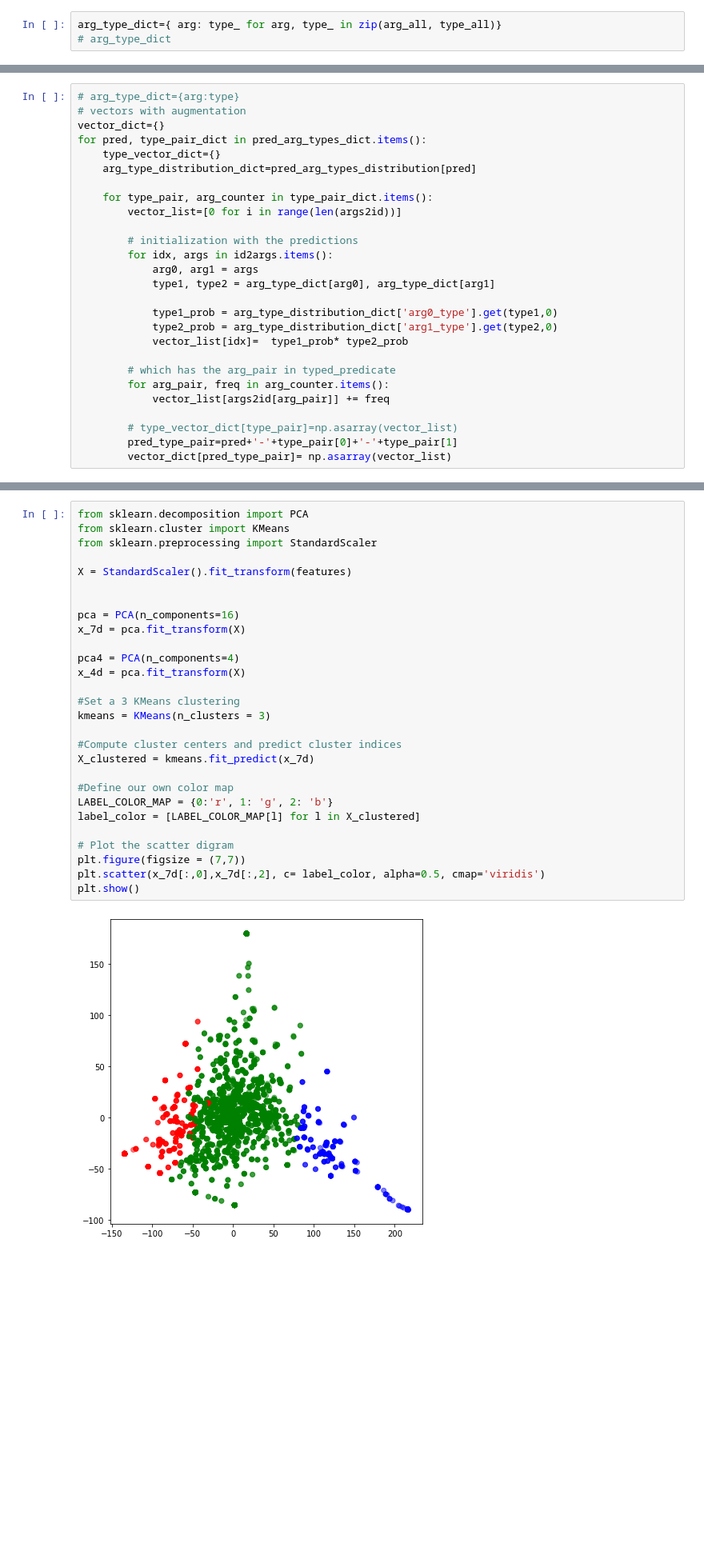
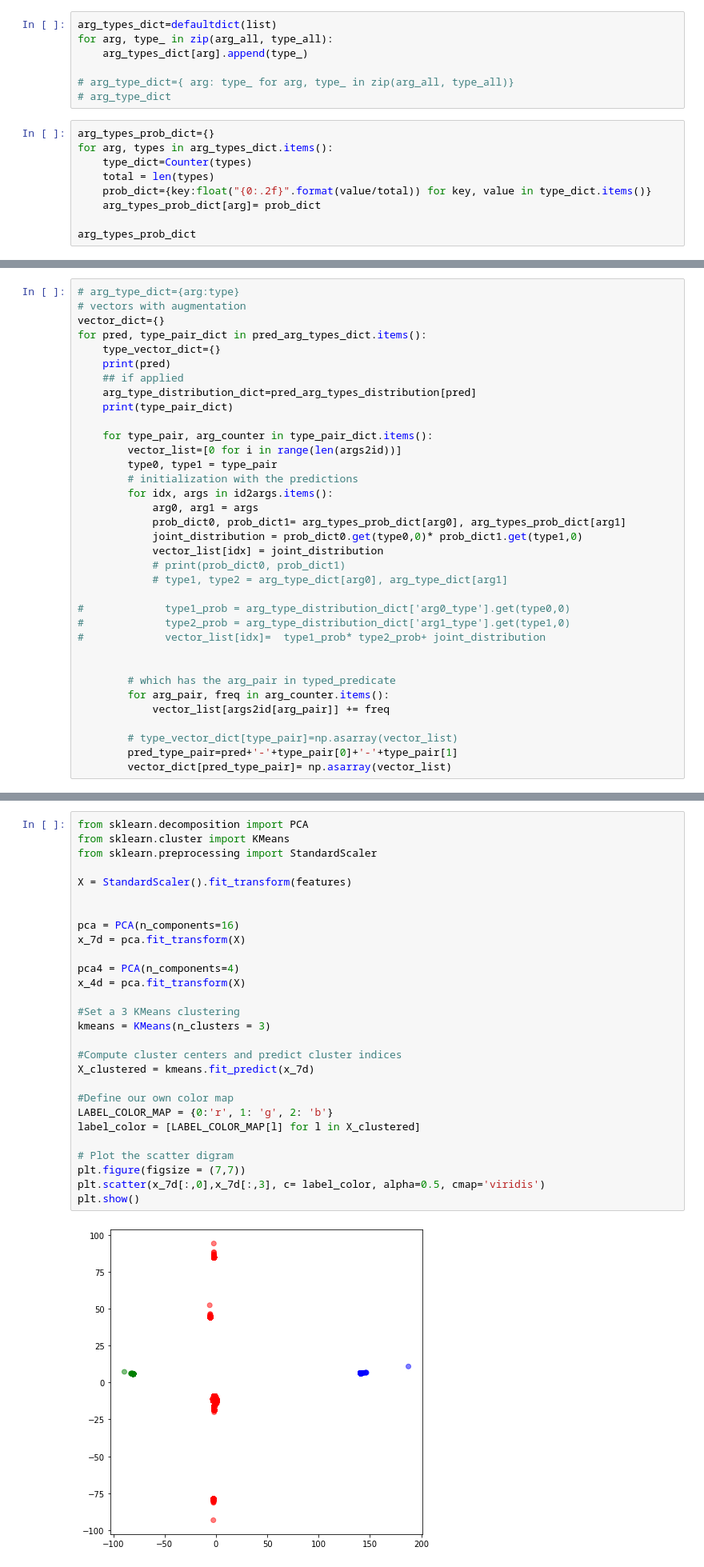
Before and after one commit to siebeniris/Combined_Distributional_and_Formal_Semantics, a Jupyter notebook: clustering.ipynb, the cells around one changed output, grey strips where cells are left out. Shown at 80% size. Drawn from its saved outputs; the diff is of its cells as text; blank space fills up the shorter version.

```diff
--- a/clustering.ipynb
+++ b/clustering.ipynb
@@ -95,3 +115,16 @@ len(unique_arg_pairs),len(arg_pairs), len(set(type_pairs)), len(pred_arg_types_d
 # %%
-arg_type_dict={ arg: type_ for arg, type_ in zip(arg_all, type_all)}
+arg_types_dict=defaultdict(list)
+for arg, type_ in zip(arg_all, type_all):
+    arg_types_dict[arg].append(type_)
+
+# arg_type_dict={ arg: type_ for arg, type_ in zip(arg_all, type_all)}
 # arg_type_dict
+# %%
+arg_types_prob_dict={}
+for arg, types in arg_types_dict.items():
+    type_dict=Counter(types)
+    total = len(types)
+    prob_dict={key:float("{0:.2f}".format(value/total)) for key, value in type_dict.items()}
+    arg_types_prob_dict[arg]= prob_dict
+
+arg_types_prob_dict
@@ -136,19 +175,27 @@ len(ls)
 vector_dict={}
 for pred, type_pair_dict in pred_arg_types_dict.items():
     type_vector_dict={}
+    print(pred)
+    ## if applied
     arg_type_distribution_dict=pred_arg_types_distribution[pred]
+    print(type_pair_dict)
 
     for type_pair, arg_counter in type_pair_dict.items():
         vector_list=[0 for i in range(len(args2id))]
-
+        type0, type1 = type_pair
         # initialization with the predictions
         for idx, args in id2args.items():
             arg0, arg1 = args
-            type1, type2 = arg_type_dict[arg0], arg_type_dict[arg1]
+            prob_dict0, prob_dict1= arg_types_prob_dict[arg0], arg_types_prob_dict[arg1]
+            joint_distribution = prob_dict0.get(type0,0)* prob_dict1.get(type1,0)
+            vector_list[idx] = joint_distribution
+            # print(prob_dict0, prob_dict1)
+            # type1, type2 = arg_type_dict[arg0], arg_type_dict[arg1]
 
-            type1_prob = arg_type_distribution_dict['arg0_type'].get(type1,0)
-            type2_prob = arg_type_distribution_dict['arg1_type'].get(type2,0)
-            vector_list[idx]=  type1_prob* type2_prob
+#             type1_prob = arg_type_distribution_dict['arg0_type'].get(type0,0)
+#             type2_prob = arg_type_distribution_dict['arg1_type'].get(type1,0)
+#             vector_list[idx]=  type1_prob* type2_prob+ joint_distribution
+
 
         # which has the arg_pair in typed_predicate
         for arg_pair, freq in arg_counter.items():
@@ -271,30 +396,30 @@ features_df.describe()
 # %%
 from sklearn.decomposition import PCA
 from sklearn.cluster import KMeans
 from sklearn.preprocessing import StandardScaler
 
 X = StandardScaler().fit_transform(features)
 
 
 pca = PCA(n_components=16)
 x_7d = pca.fit_transform(X)
 
 pca4 = PCA(n_components=4)
 x_4d = pca.fit_transform(X)
 
 #Set a 3 KMeans clustering
 kmeans = KMeans(n_clusters = 3)
 
 #Compute cluster centers and predict cluster indices
 X_clustered = kmeans.fit_predict(x_7d)
 
 #Define our own color map
 LABEL_COLOR_MAP = {0:'r', 1: 'g', 2: 'b'}
 label_color = [LABEL_COLOR_MAP[l] for l in X_clustered]
 
 # Plot the scatter digram
 plt.figure(figsize = (7,7))
-plt.scatter(x_7d[:,0],x_7d[:,2], c= label_color, alpha=0.5, cmap='viridis')
+plt.scatter(x_7d[:,0],x_7d[:,3], c= label_color, alpha=0.5, cmap='viridis')
 plt.show()
 # %% [output]
-[figure, old version]
+[figure, new version]
```
Also changed, not shown: parts of 38 cells of this notebook.
